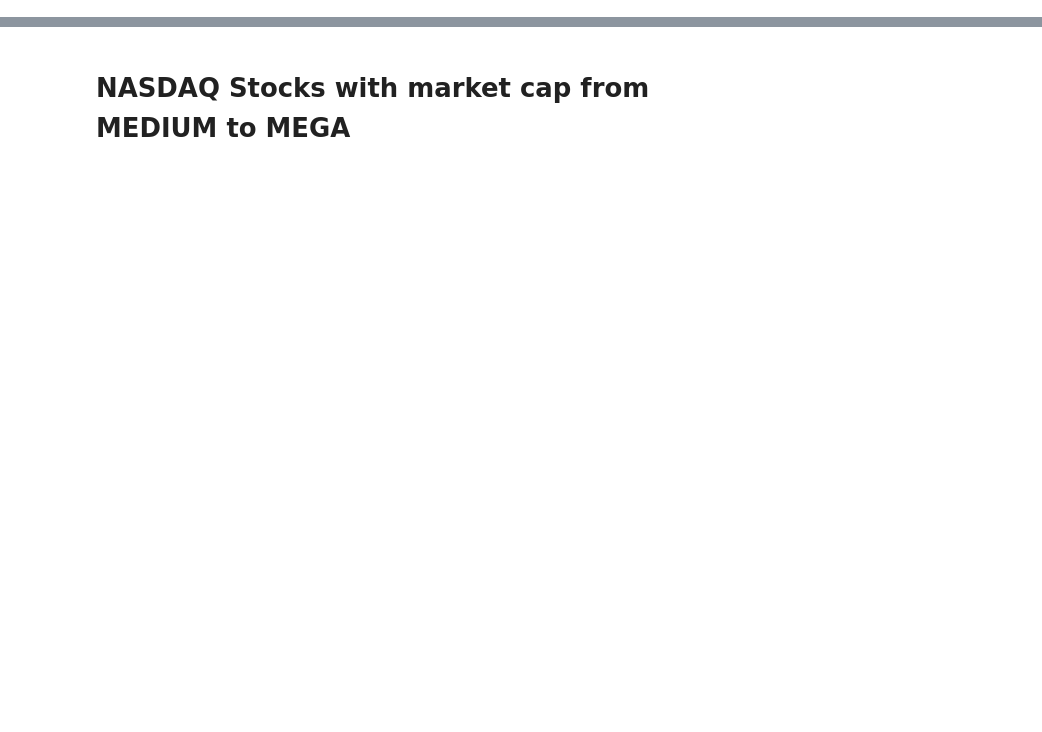
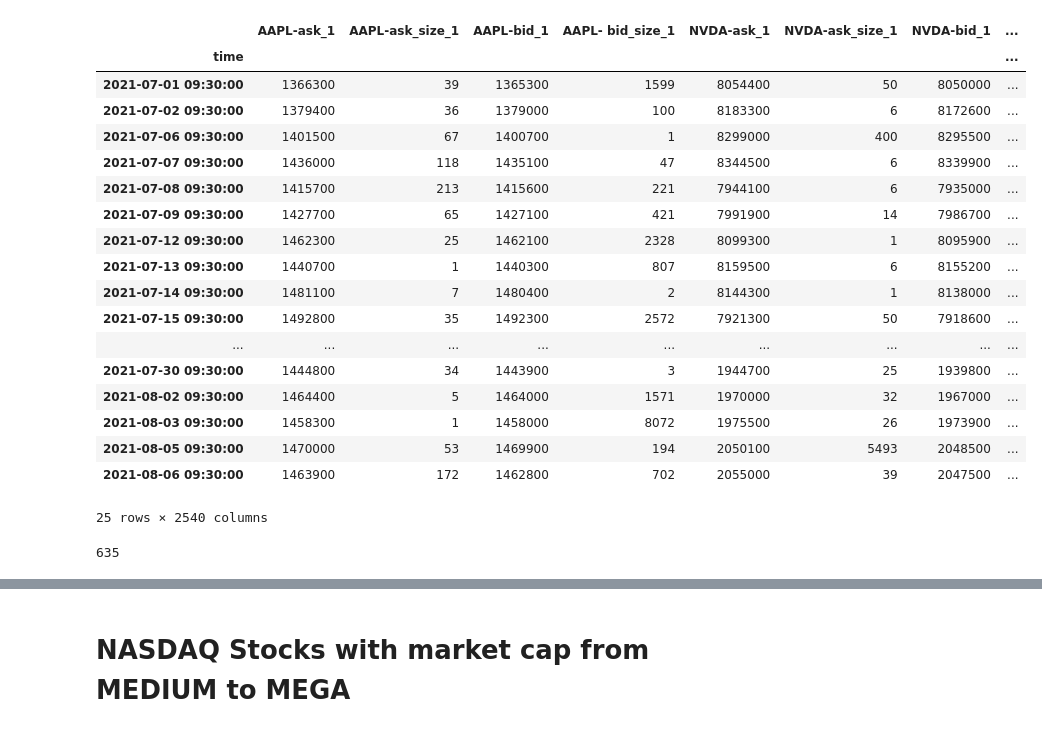
Before and after one commit to matteoprata/LOBCAST, a Jupyter notebook: src/data_preprocessing/study_on_lobster_stocks.ipynb, the cells around one changed output, grey strips where cells are left out. Saved outputs shown, nothing was run; the diff lists cells and outputs as text; code cells hidden in the pictures; blank space fills up the shorter version.

```diff
--- a/src/data_preprocessing/study_on_lobster_stocks.ipynb
+++ b/src/data_preprocessing/study_on_lobster_stocks.ipynb
@@ -24,10 +18,13 @@ tot_symbols = list(df["Symbol"])
 # %%
 print(os.getcwd())
 
-PATH_NAME = "data/stocks_picker/"
-TOTAL_STOCKS = "100_chosen_stocks.txt"
-STOCKS_FNAME = "_data_dwn_48_332__{}_2021-09-01_2022-09-01_1_1"
+SRC_PATH_NAME = "data/stock_picking_july_2021/"
+TOTAL_STOCKS = "676_chosen_stocks.txt"
+STOCKS_FNAME = "_data_dwn_48_332__{}_2021-07-01_2021-08-06_1_1"
+DST_FNAME_DATA = SRC_PATH_NAME + "stocks_info.dat"
 
-with open(PATH_NAME + TOTAL_STOCKS) as f:
+with open(SRC_PATH_NAME + TOTAL_STOCKS) as f:
 	li_stocks = [l.strip() for l in f.readlines()]
+
+li_stocks
 # %% [output]
@@ -131,0 +92,3 @@ daily_returns_df
+# %%
+df_prices_volume = read_nasdaq_stocks()
+df_prices_volume
@@ -131,0 +115,35 @@ daily_returns_df
+# %%
+VOLUMES_COLS  = [i for i in list(df_prices_volume) if "size_1" in i]
+PRICES_COLUMS = [i for i in list(df_prices_volume) if "ask_1" in i or "bid_1" in i]
+
+df_prices_volume.loc[:, PRICES_COLUMS] = df_prices_volume.loc[:, PRICES_COLUMS].fillna(method="ffill")
+df_prices_volume.loc[:, VOLUMES_COLS]  = df_prices_volume.loc[:, VOLUMES_COLS].fillna(0)
+
+GRANULARITY = int(60*60*6.5)
+df_prices_volume = df_prices_volume.iloc[::GRANULARITY, :]
+df_prices_volume
+# %% [output]
+|  | AAPL-ask_1 | AAPL-ask_size_1 | AAPL-bid_1 | AAPL- bid_size_1 | NVDA-ask_1 | NVDA-ask_size_1 | NVDA-bid_1 | ... |
+| time |  |  |  |  |  |  |  | ... |
+| 2021-07-01 09:30:00 | 1366300 | 39 | 1365300 | 1599 | 8054400 | 50 | 8050000 | ... |
+| 2021-07-02 09:30:00 | 1379400 | 36 | 1379000 | 100 | 8183300 | 6 | 8172600 | ... |
+| 2021-07-06 09:30:00 | 1401500 | 67 | 1400700 | 1 | 8299000 | 400 | 8295500 | ... |
+| 2021-07-07 09:30:00 | 1436000 | 118 | 1435100 | 47 | 8344500 | 6 | 8339900 | ... |
+| 2021-07-08 09:30:00 | 1415700 | 213 | 1415600 | 221 | 7944100 | 6 | 7935000 | ... |
+| 2021-07-09 09:30:00 | 1427700 | 65 | 1427100 | 421 | 7991900 | 14 | 7986700 | ... |
+| 2021-07-12 09:30:00 | 1462300 | 25 | 1462100 | 2328 | 8099300 | 1 | 8095900 | ... |
+| 2021-07-13 09:30:00 | 1440700 | 1 | 1440300 | 807 | 8159500 | 6 | 8155200 | ... |
+| 2021-07-14 09:30:00 | 1481100 | 7 | 1480400 | 2 | 8144300 | 1 | 8138000 | ... |
+| 2021-07-15 09:30:00 | 1492800 | 35 | 1492300 | 2572 | 7921300 | 50 | 7918600 | ... |
+| ... | ... | ... | ... | ... | ... | ... | ... | ... |
+| 2021-07-30 09:30:00 | 1444800 | 34 | 1443900 | 3 | 1944700 | 25 | 1939800 | ... |
+| 2021-08-02 09:30:00 | 1464400 | 5 | 1464000 | 1571 | 1970000 | 32 | 1967000 | ... |
+| 2021-08-03 09:30:00 | 1458300 | 1 | 1458000 | 8072 | 1975500 | 26 | 1973900 | ... |
+| 2021-08-05 09:30:00 | 1470000 | 53 | 1469900 | 194 | 2050100 | 5493 | 2048500 | ... |
+| 2021-08-06 09:30:00 | 1463900 | 172 | 1462800 | 702 | 2055000 | 39 | 2047500 | ... |
+25 rows × 2540 columns
+# %%
+STOCKS_COLS = list({c.split("-")[0] for c in df_prices_volume.columns})
+len(STOCKS_COLS)
+# %% [output]
+635
```
Also changed, not shown: parts of 46 cells of this notebook, 23 other files.
